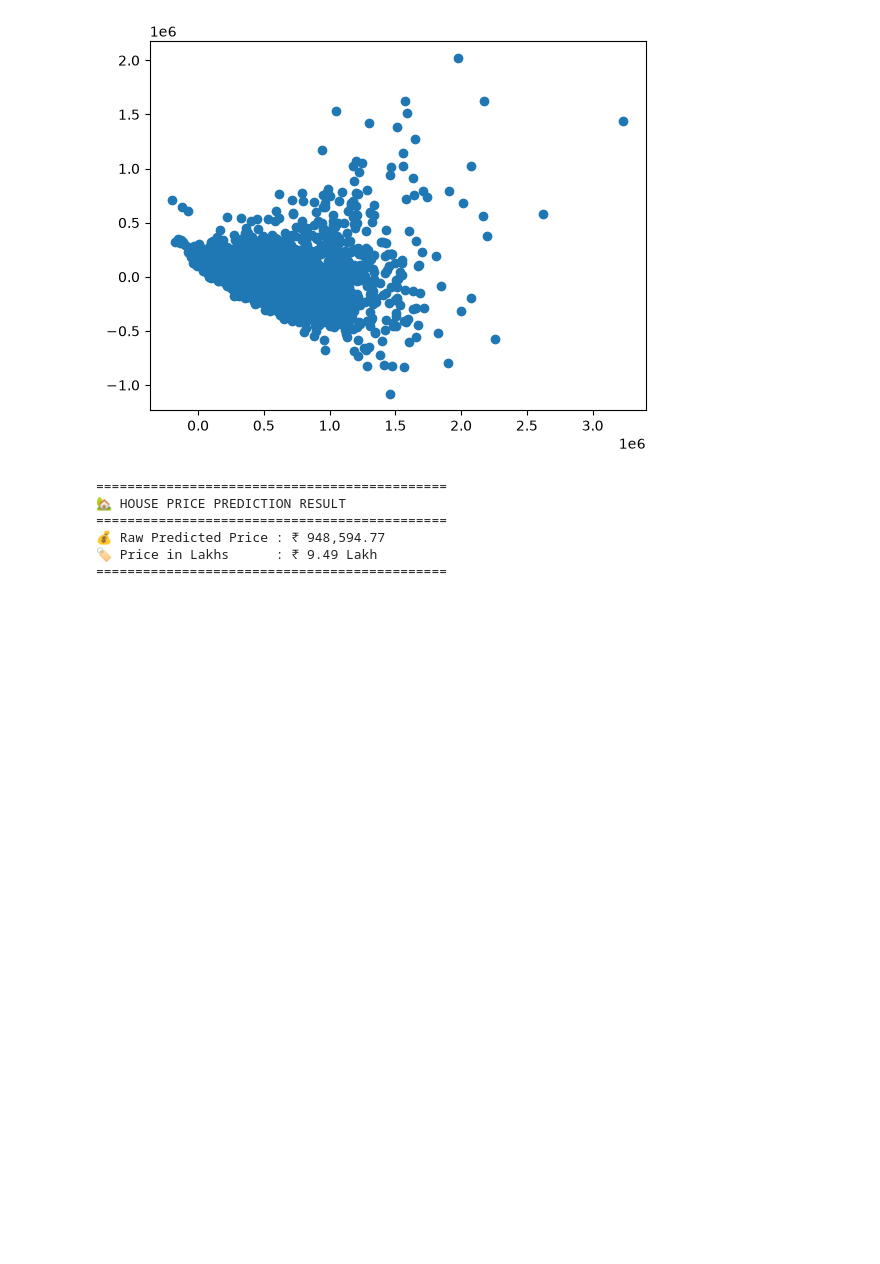
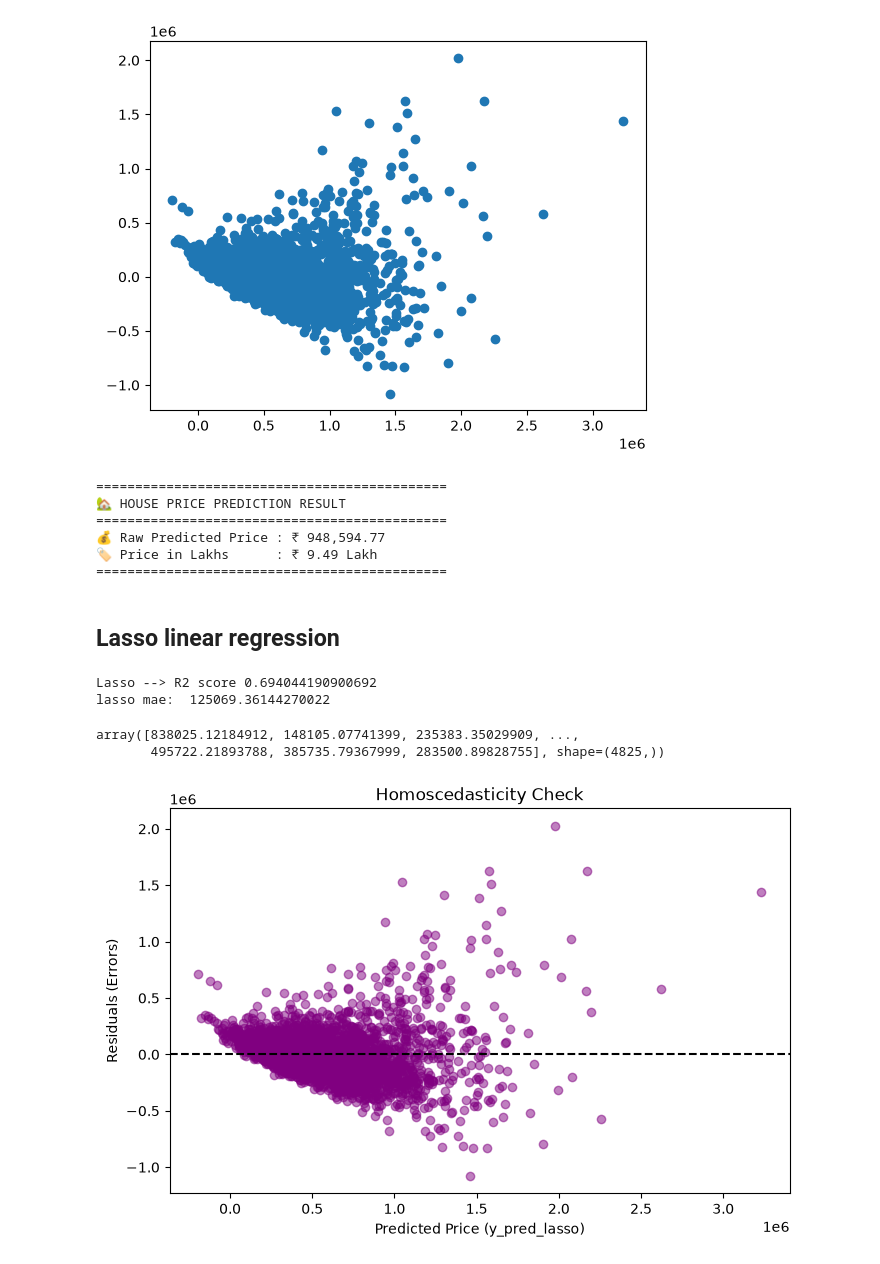
Before and after one commit to mohdshubair313/machine-learning-concepts, a Jupyter notebook: 2_Linear_regression_to_Deployment/multiple_LR_practiseProject.ipynb, the cells around one changed output. Cells and saved outputs as stored; diff of their text form; code cells hidden in the pictures; blank space fills up the shorter version.

```diff
--- a/2_Linear_regression_to_Deployment/multiple_LR_practiseProject.ipynb
+++ b/2_Linear_regression_to_Deployment/multiple_LR_practiseProject.ipynb
@@ -283,3 +283,40 @@ print("=" * 45)
 💰 Raw Predicted Price : ₹ 948,594.77
 🏷️ Price in Lakhs      : ₹ 9.49 Lakh
 =============================================
+# %% [markdown]
+## Lasso linear regression
+# %%
+from sklearn.linear_model import Lasso
+
+from sklearn.metrics import r2_score, mean_absolute_error, mean_squared_error
+
+# step1: model define aur train karna (alpha penalty parameter ke saath)
+
+lasso = Lasso(alpha=1.0, max_iter=180000)
+lasso.fit(X_train, y_train)
+
+# step2: prediction aur evaluation
+
+y_pred_lasso = lasso.predict(X_test)
+
+print("Lasso --> R2 score", r2_score(y_test, y_pred_lasso))
+
+print("lasso mae: ", mean_absolute_error(y_test, y_pred_lasso))
+# %% [output]
+Lasso --> R2 score 0.694044190900692
+lasso mae:  125069.36144270022
+# %%
+y_pred_lasso
+# %% [output]
+array([838025.12184912, 148105.07741399, 235383.35029909, ...,
+       495722.21893788, 385735.79367999, 283500.89828755], shape=(4825,))
+# %%
+plt.figure(figsize=(8, 5))
+plt.scatter(y_pred_lasso, residuals, alpha=0.5, color='purple')
+plt.axhline(y=0, color='black', linestyle='--')
+plt.xlabel("Predicted Price (y_pred_lasso)")
+plt.ylabel("Residuals (Errors)")
+plt.title("Homoscedasticity Check")
+plt.show()
+# %% [output]
+[figure, added]
```
Also changed, not shown: parts of 12 cells of this notebook, 3 other files.
